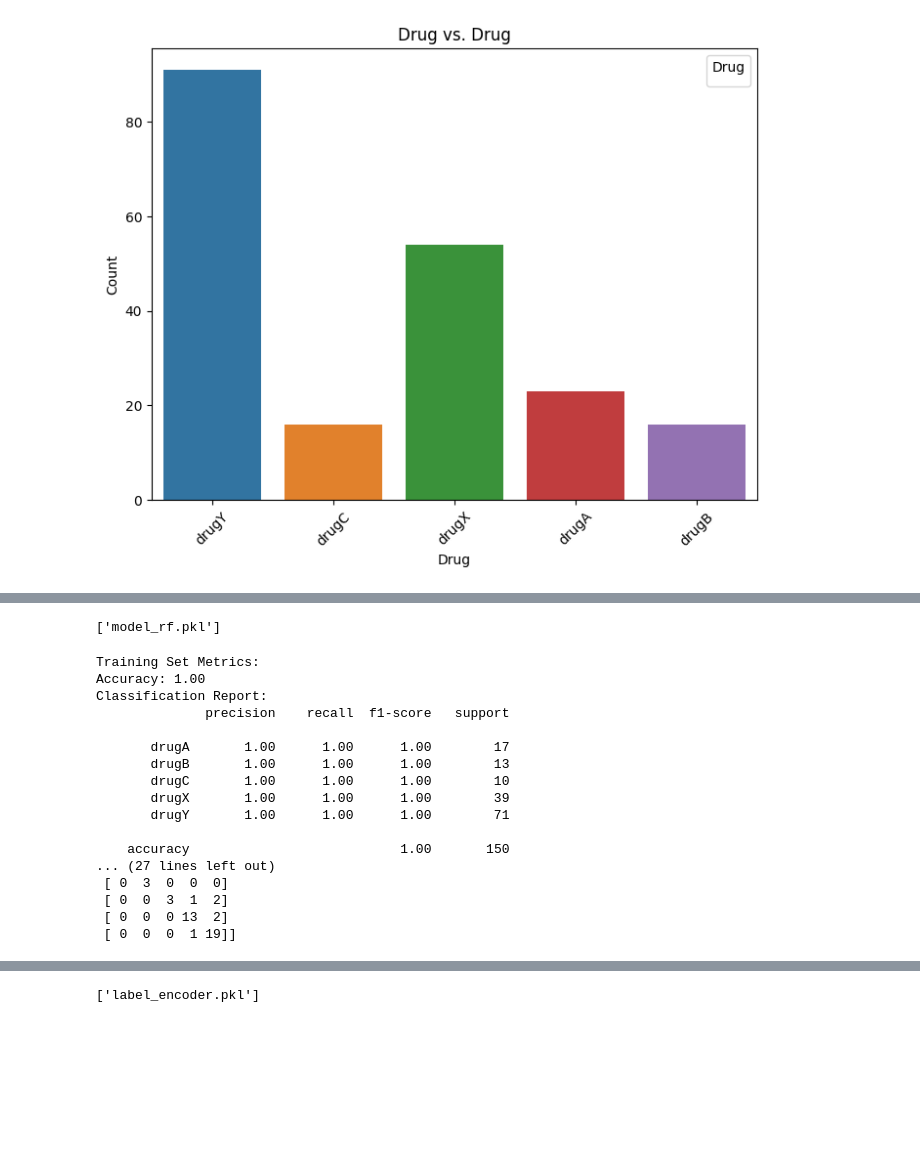
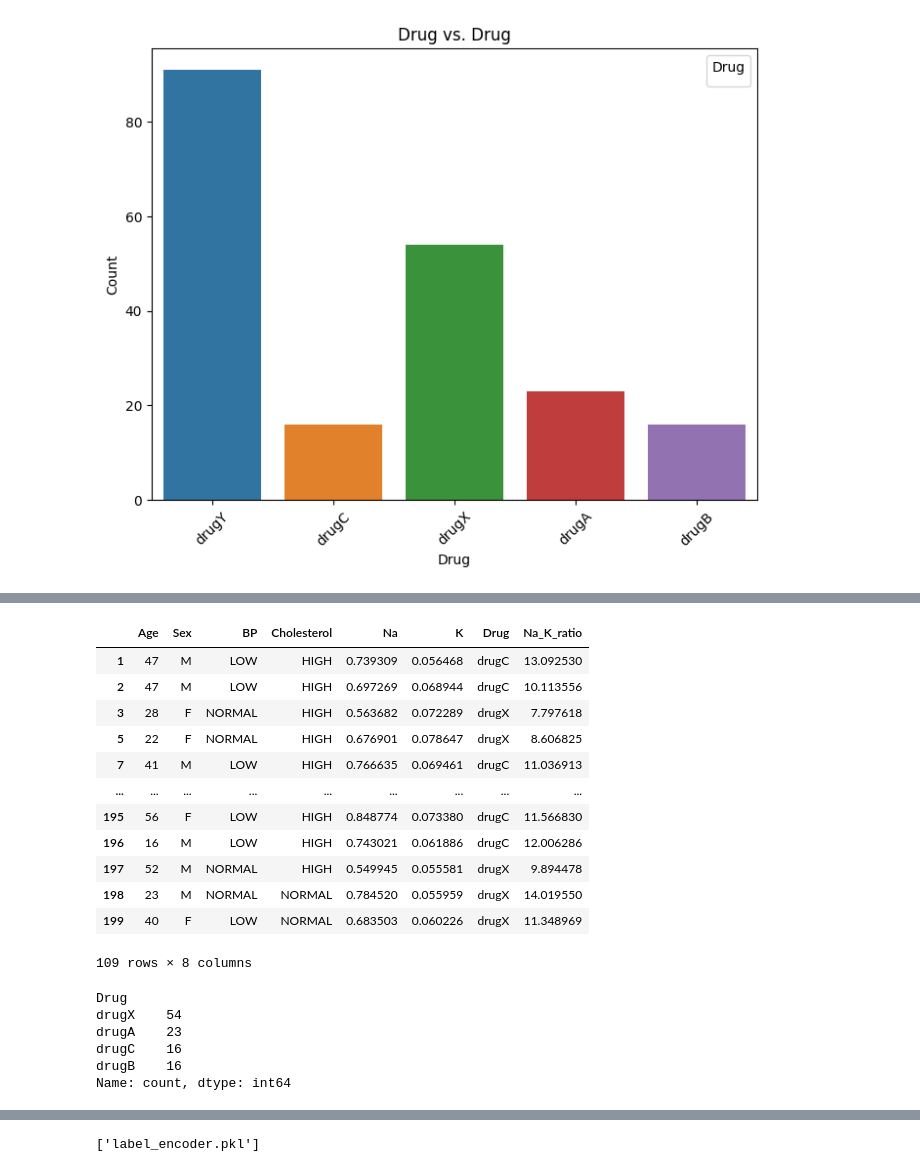
Before and after one commit to G-Sahil123/DrugClassifierML, a Jupyter notebook: notebooks/train_model.ipynb, the cells around one changed output, grey strips where cells are left out. Cells and saved outputs as stored; diff of their text form; code cells hidden in the pictures; blank space fills up the shorter version.

```diff
--- a/notebooks/train_model.ipynb
+++ b/notebooks/train_model.ipynb
@@ -457,52 +168,0 @@ Classification Report:
-# %%
-from sklearn.ensemble import RandomForestClassifier
-from sklearn.metrics import classification_report
-# import joblib
-
-
-forest_model = RandomForestClassifier()
-forest_model.fit(X_train, y_train)
-
-
-joblib.dump(forest_model, "model_rf.pkl")
-# %% [output]
-['model_rf.pkl']
-# %%
-# Evaluate on training set
-y_train_pred = forest_model.predict(X_train)
-train_accuracy = accuracy_score(y_train, y_train_pred)
-print("Training Set Metrics:")
-print(f"Accuracy: {train_accuracy:.2f}")
-print("Classification Report:")
-print(classification_report(y_train, y_train_pred, target_names=drug_classes))
-print("Confusion Matrix:")
-print(confusion_matrix(y_train, y_train_pred))
-
-# Evaluate on testing set
-# X_test_filtered = X_test.drop(columns=['Sex', 'Na', 'K'])
-y_test_pred = tree_model.predict(X_test)
-test_accuracy = accuracy_score(y_test, y_test_pred)
-print("\nTesting Set Metrics:")
-print(f"Accuracy: {test_accuracy:.2f}")
-print("Classification Report:")
-print(classification_report(y_test, y_test_pred, target_names=drug_classes))
-print("Confusion Matrix:")
-print(confusion_matrix(y_test, y_test_pred))
-# %% [output]
-Training Set Metrics:
-Accuracy: 1.00
-Classification Report:
-              precision    recall  f1-score   support
-
-       drugA       1.00      1.00      1.00        17
-       drugB       1.00      1.00      1.00        13
-       drugC       1.00      1.00      1.00        10
-       drugX       1.00      1.00      1.00        39
-       drugY       1.00      1.00      1.00        71
-
-    accuracy                           1.00       150
-... (27 lines left out)
- [ 0  3  0  0  0]
- [ 0  0  3  1  2]
- [ 0  0  0 13  2]
- [ 0  0  0  1 19]]
@@ -508,0 +171,25 @@ Classification Report:
+# %%
+data
+# %% [output]
+|  | Age | Sex | BP | Cholesterol | Na | K | Drug | Na_K_ratio |
+| 1 | 47 | M | LOW | HIGH | 0.739309 | 0.056468 | drugC | 13.092530 |
+| 2 | 47 | M | LOW | HIGH | 0.697269 | 0.068944 | drugC | 10.113556 |
+| 3 | 28 | F | NORMAL | HIGH | 0.563682 | 0.072289 | drugX | 7.797618 |
+| 5 | 22 | F | NORMAL | HIGH | 0.676901 | 0.078647 | drugX | 8.606825 |
+| 7 | 41 | M | LOW | HIGH | 0.766635 | 0.069461 | drugC | 11.036913 |
+| ... | ... | ... | ... | ... | ... | ... | ... | ... |
+| 195 | 56 | F | LOW | HIGH | 0.848774 | 0.073380 | drugC | 11.566830 |
+| 196 | 16 | M | LOW | HIGH | 0.743021 | 0.061886 | drugC | 12.006286 |
+| 197 | 52 | M | NORMAL | HIGH | 0.549945 | 0.055581 | drugX | 9.894478 |
+| 198 | 23 | M | NORMAL | NORMAL | 0.784520 | 0.055959 | drugX | 14.019550 |
+| 199 | 40 | F | LOW | NORMAL | 0.683503 | 0.060226 | drugX | 11.348969 |
+109 rows × 8 columns
+# %%
+data['Drug'].value_counts()
+# %% [output]
+Drug
+drugX    54
+drugA    23
+drugC    16
+drugB    16
+Name: count, dtype: int64
```
Also changed, not shown: parts of 30 cells of this notebook, 22 other files.
